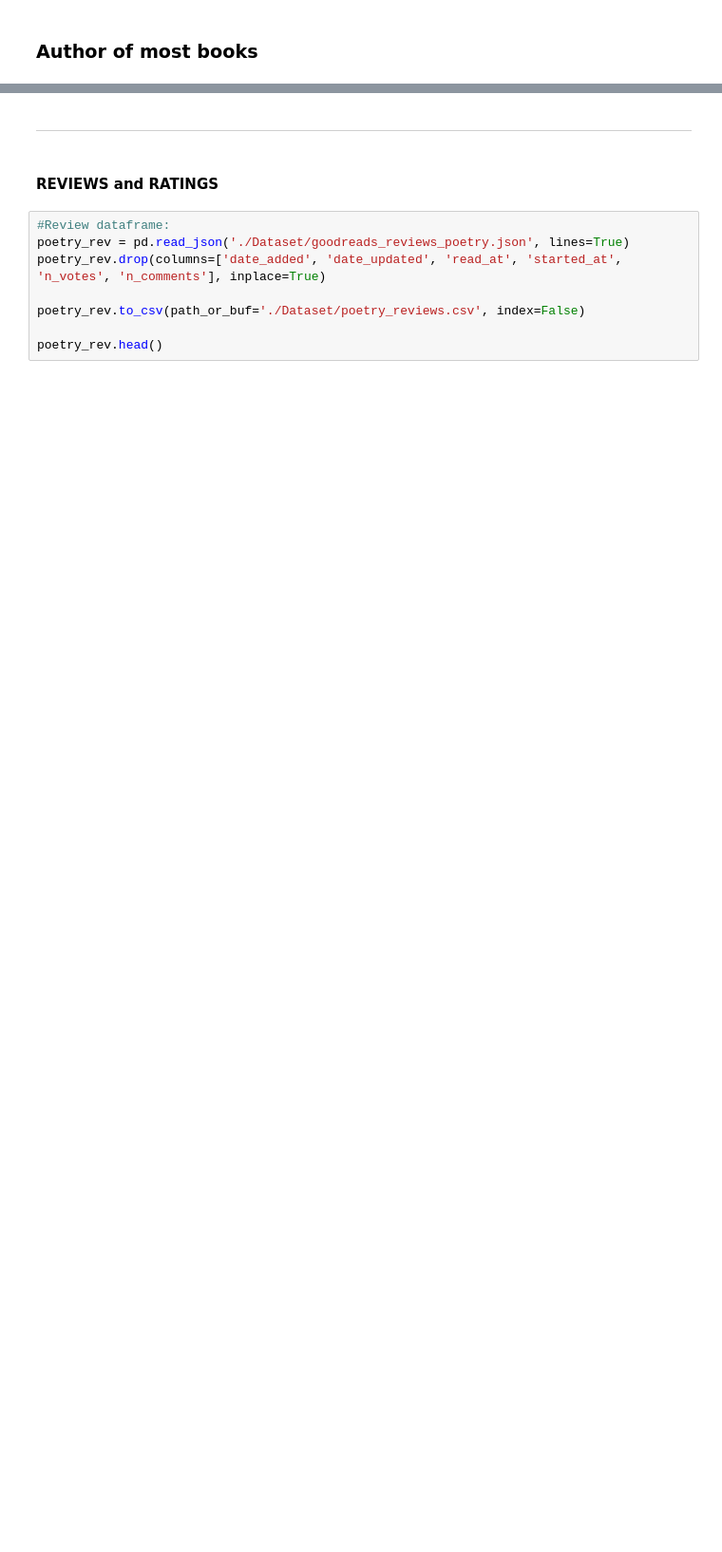
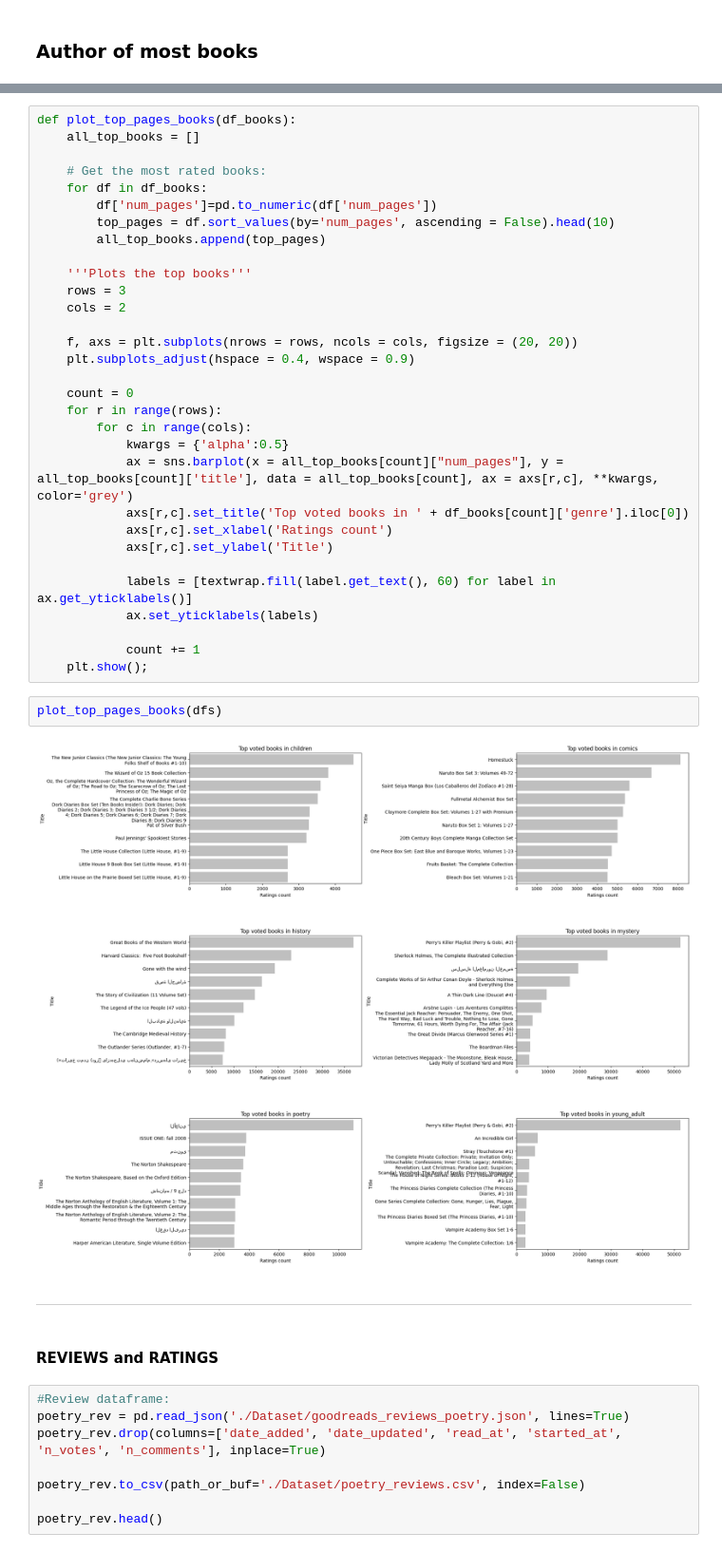
Before and after one commit to ninamamaeva/recommendation_engine, a Jupyter notebook: Untitled.ipynb, the cells around one changed output, grey strips where cells are left out. Shown at 95% size. Cells and saved outputs as stored; diff of their text form; blank space fills up the shorter version.

```diff
--- a/Untitled.ipynb
+++ b/Untitled.ipynb
@@ -241,3 +299,38 @@ plot_top_author(dfs)
+# %%
+def plot_top_pages_books(df_books):
+    all_top_books = []
+
+    # Get the most rated books:
+    for df in df_books:
+        df['num_pages']=pd.to_numeric(df['num_pages'])
+        top_pages = df.sort_values(by='num_pages', ascending = False).head(10)
+        all_top_books.append(top_pages)
+
+    '''Plots the top books'''
+    rows = 3
+    cols = 2
+
+    f, axs = plt.subplots(nrows = rows, ncols = cols, figsize = (20, 20))
+    plt.subplots_adjust(hspace = 0.4, wspace = 0.9)
+
+    count = 0
+    for r in range(rows):
+        for c in range(cols):
+            kwargs = {'alpha':0.5}
+            ax = sns.barplot(x = all_top_books[count]["num_pages"], y = all_top_books[count]['title'], data = all_top_books[count], ax = axs[r,c], **kwargs, color='grey')
+            axs[r,c].set_title('Top voted books in ' + df_books[count]['genre'].iloc[0])
+            axs[r,c].set_xlabel('Ratings count')
+            axs[r,c].set_ylabel('Title')
+
+            labels = [textwrap.fill(label.get_text(), 60) for label in ax.get_yticklabels()]
+            ax.set_yticklabels(labels)
+
+            count += 1
+    plt.show();
+# %%
+plot_top_pages_books(dfs)
+# %% [output]
+[figure, added]
 # %% [markdown]
 ---
 # %% [markdown]
```
Also changed, not shown: parts of 7 cells of this notebook.
